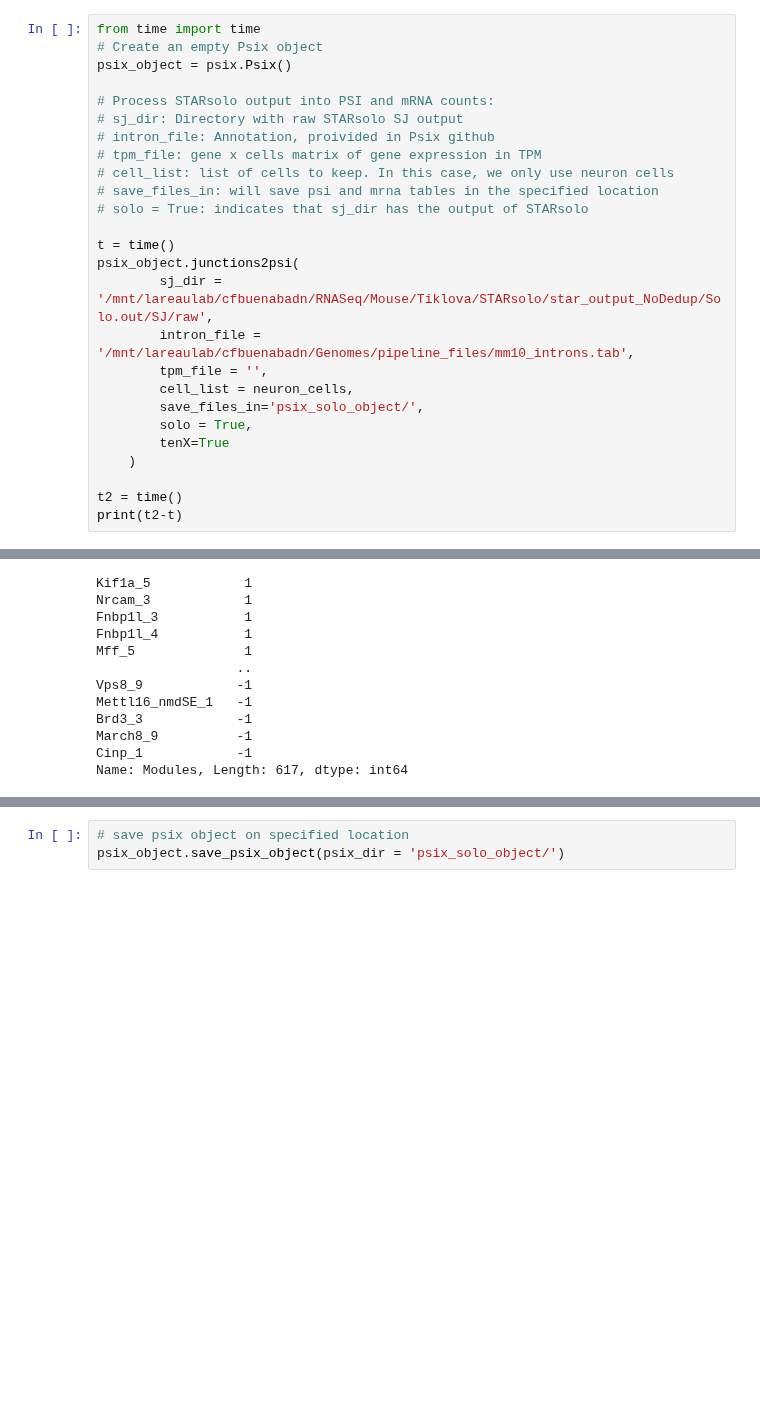
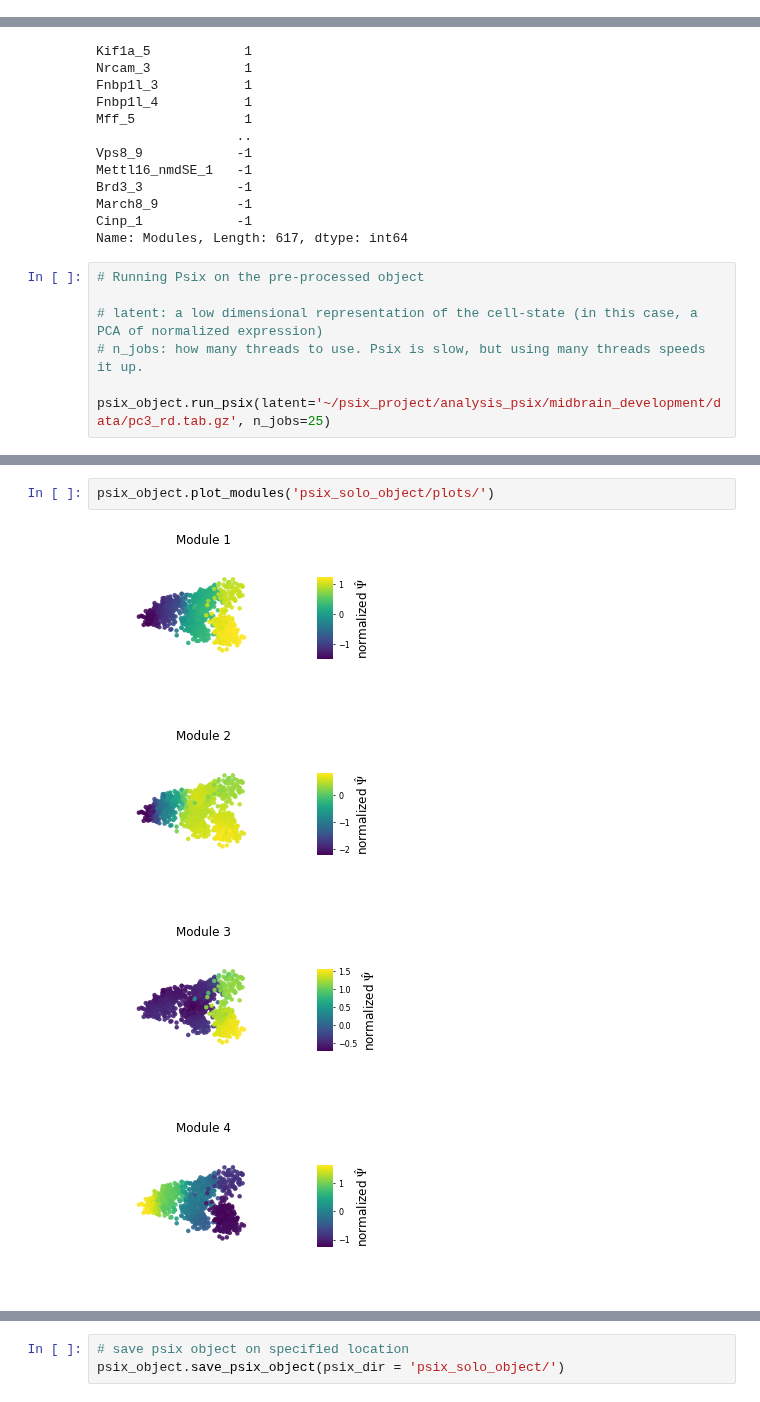
Before and after one commit to lareaulab/analysis_psix, a Jupyter notebook: midbrain_development/midbrain_development_STARsolo.ipynb, the cells around one changed output, grey strips where cells are left out. Drawn from its saved outputs; the diff is of its cells as text; blank space fills up the shorter version.

Commit message:
fixed solo notebook

```diff
--- a/midbrain_development/midbrain_development_STARsolo.ipynb
+++ b/midbrain_development/midbrain_development_STARsolo.ipynb
@@ -33,29 +33,3 @@ Processing STARsolo output. This might take a few minutes...
 Obtaining PSI tables...
 Reading TPM and transforming to mRNA counts...
 Successfully processed RNA-seq data
-# %%
-from time import time
-# Create an empty Psix object
-psix_object = psix.Psix()
-
-# Process STARsolo output into PSI and mRNA counts:
-# sj_dir: Directory with raw STARsolo SJ output
-# intron_file: Annotation, proivided in Psix github
-# tpm_file: gene x cells matrix of gene expression in TPM
-# cell_list: list of cells to keep. In this case, we only use neuron cells
-# save_files_in: will save psi and mrna tables in the specified location
-# solo = True: indicates that sj_dir has the output of STARsolo
-
-t = time()
-psix_object.junctions2psi(
-        sj_dir = '/mnt/lareaulab/cfbuenabadn/RNASeq/Mouse/Tiklova/STARsolo/star_output_NoDedup/Solo.out/SJ/raw',
-        intron_file = '/mnt/lareaulab/cfbuenabadn/Genomes/pipeline_files/mm10_introns.tab',
-        tpm_file = '',
-        cell_list = neuron_cells,
-        save_files_in='psix_solo_object/',
-        solo = True,
-        tenX=True
-    )
-
-t2 = time()
-print(t2-t)
@@ -113,3 +82,10 @@ Brd3_3            -1
 March8_9          -1
 Cinp_1            -1
 Name: Modules, Length: 617, dtype: int64
+# %%
+# Running Psix on the pre-processed object
+
+# latent: a low dimensional representation of the cell-state (in this case, a PCA of normalized expression)
+# n_jobs: how many threads to use. Psix is slow, but using many threads speeds it up.
+
+psix_object.run_psix(latent='~/psix_project/analysis_psix/midbrain_development/data/pc3_rd.tab.gz', n_jobs=25)
@@ -115,0 +136,7 @@ Name: Modules, Length: 617, dtype: int64
+# %%
+psix_object.plot_modules('psix_solo_object/plots/')
+# %% [output]
+[figure, added]
+[figure, added]
+[figure, added]
+[figure, added]
```
Also changed, not shown: parts of 6 cells of this notebook, 13 other files.
